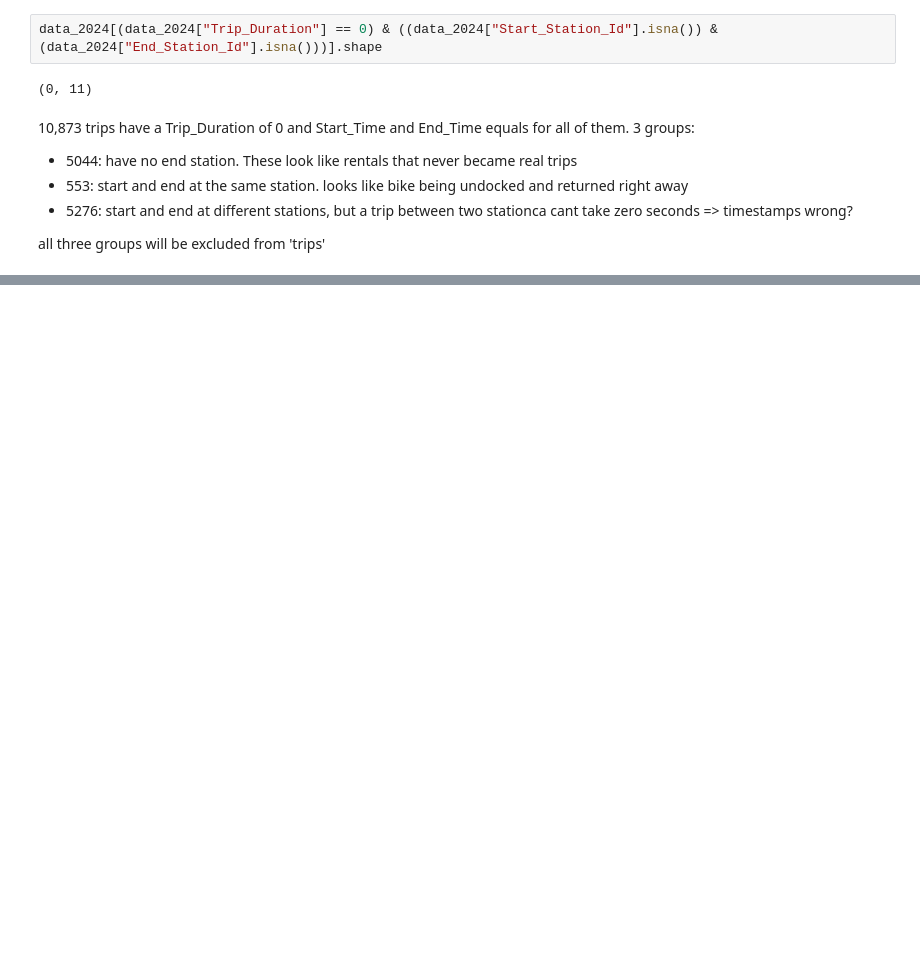
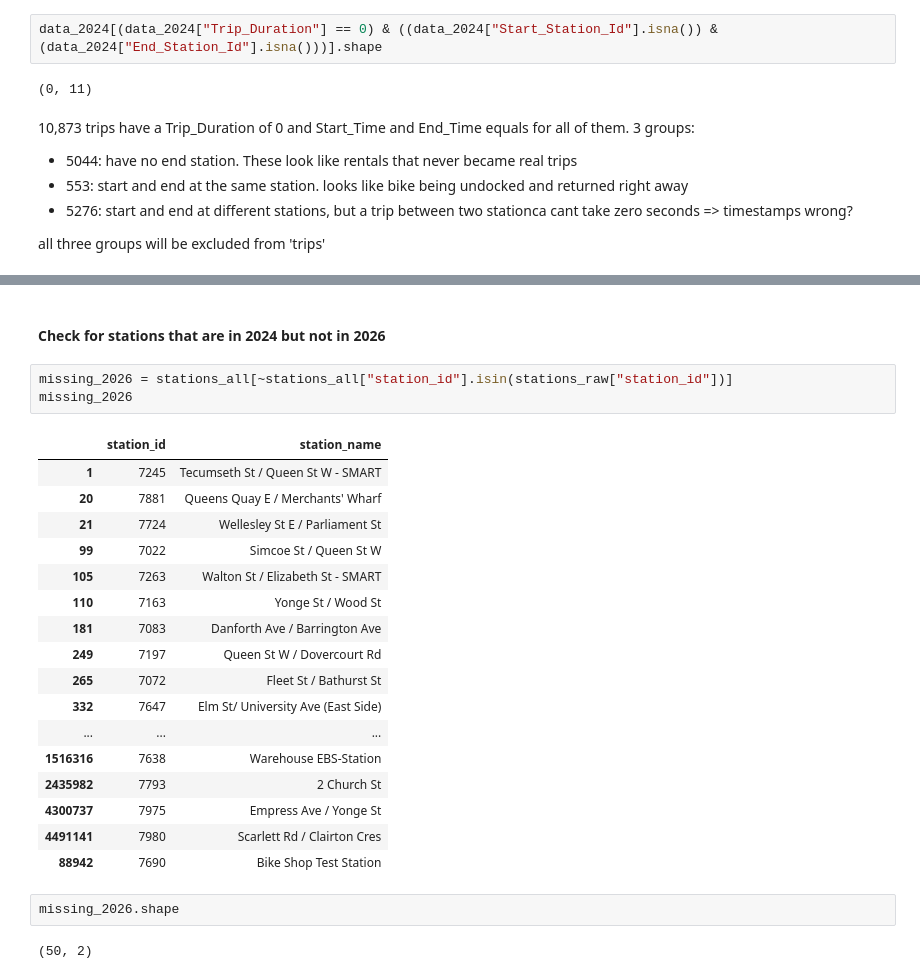
Before and after one commit to pprateekk/bikeshare-toronto-data-model, a Jupyter notebook: explore_data.ipynb, the cells around one changed output, grey strips where cells are left out. Saved outputs shown, nothing was run; the diff lists cells and outputs as text; blank space fills up the shorter version.

```diff
--- a/explore_data.ipynb
+++ b/explore_data.ipynb
@@ -248,0 +415,27 @@ all three groups will be excluded from 'trips'
+# %% [markdown]
+#### Check for stations that are in 2024 but not in 2026
+# %%
+missing_2026 = stations_all[~stations_all["station_id"].isin(stations_raw["station_id"])]
+missing_2026
+# %% [output]
+|  | station_id | station_name |
+| 1 | 7245 | Tecumseth St / Queen St W - SMART |
+| 20 | 7881 | Queens Quay E / Merchants' Wharf |
+| 21 | 7724 | Wellesley St E / Parliament St |
+| 99 | 7022 | Simcoe St / Queen St W |
+| 105 | 7263 | Walton St / Elizabeth St - SMART |
+| 110 | 7163 | Yonge St / Wood St |
+| 181 | 7083 | Danforth Ave / Barrington Ave |
+| 249 | 7197 | Queen St W / Dovercourt Rd |
+| 265 | 7072 | Fleet St / Bathurst St |
+| 332 | 7647 | Elm St/ University Ave (East Side) |
+| ... | ... | ... |
+| 1516316 | 7638 | Warehouse EBS-Station |
+| 2435982 | 7793 | 2 Church St |
+| 4300737 | 7975 | Empress Ave / Yonge St |
+| 4491141 | 7980 | Scarlett Rd / Clairton Cres |
+| 88942 | 7690 | Bike Shop Test Station |
+# %%
+missing_2026.shape
+# %% [output]
+(50, 2)
```
Also changed, not shown: parts of 38 cells of this notebook.
